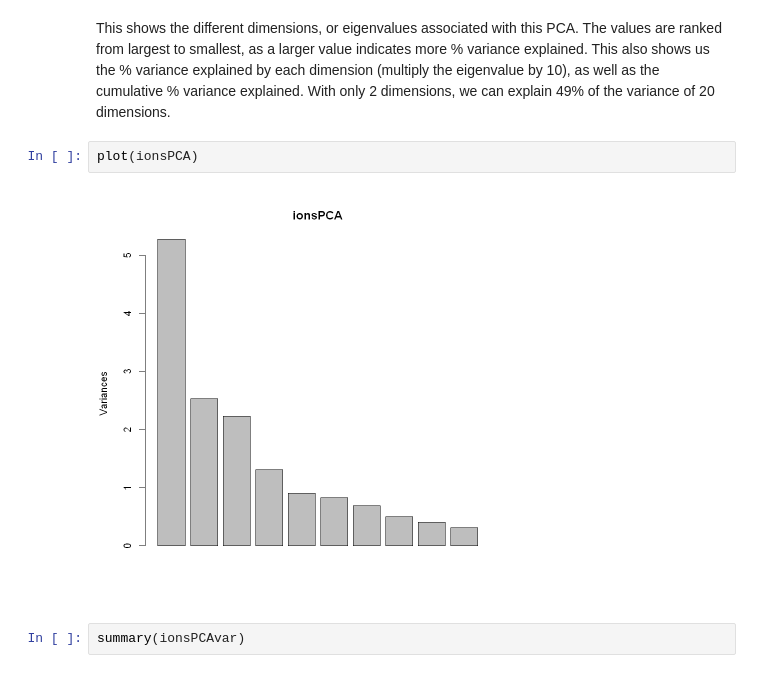
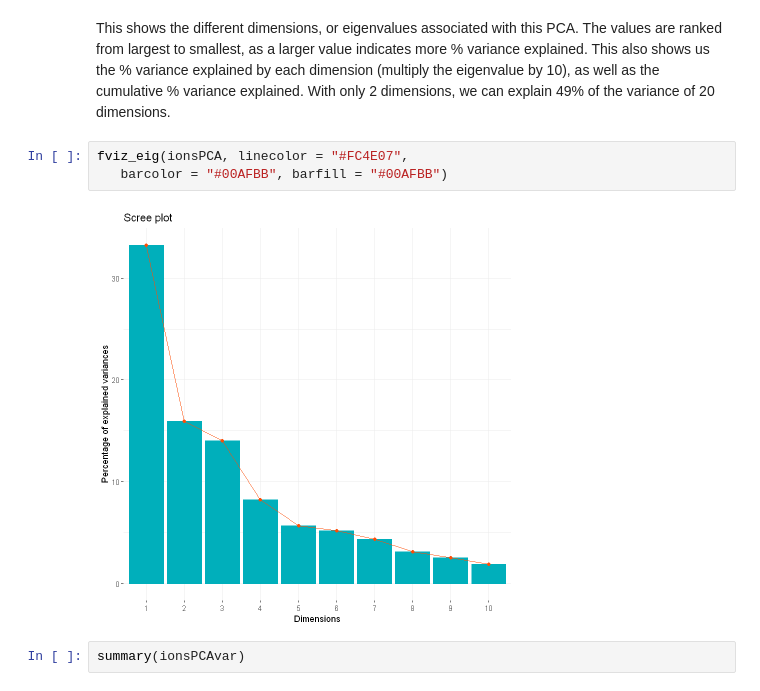
Before and after one commit to Kovacs-Lab/Aim-3, a Jupyter notebook: Ionomics/genevaionomics/PCA_R.ipynb, the cells around one changed output. Drawn from its saved outputs; the diff is of its cells as text.

Commit message:
update histogram and biplot

```diff
--- a/Ionomics/genevaionomics/PCA_R.ipynb
+++ b/Ionomics/genevaionomics/PCA_R.ipynb
@@ -92,10 +100,11 @@ A data.frame: 19 × 3
 | Dim.19 | 0.0001040612 | 6.557143e-04 | 100.00000 |
 # %% [markdown]
 This shows the different dimensions, or eigenvalues associated with this PCA. The values are ranked from largest to smallest, as a larger value indicates more % variance explained. This also shows us the % variance explained by each dimension (multiply the eigenvalue by 10), as well as the cumulative % variance explained. With only 2 dimensions, we can explain 49% of the variance of 20 dimensions.
-# %%
-plot(ionsPCA)
-# %% [output]
-[figure, removed]
+# %%
+fviz_eig(ionsPCA, linecolor = "#FC4E07",
+   barcolor = "#00AFBB", barfill = "#00AFBB")
+# %% [output]
+[figure, added]
 # %%
 summary(ionsPCAvar)
 # %% [output]
```
Also changed, not shown: parts of 4 cells of this notebook, 1 other file.
